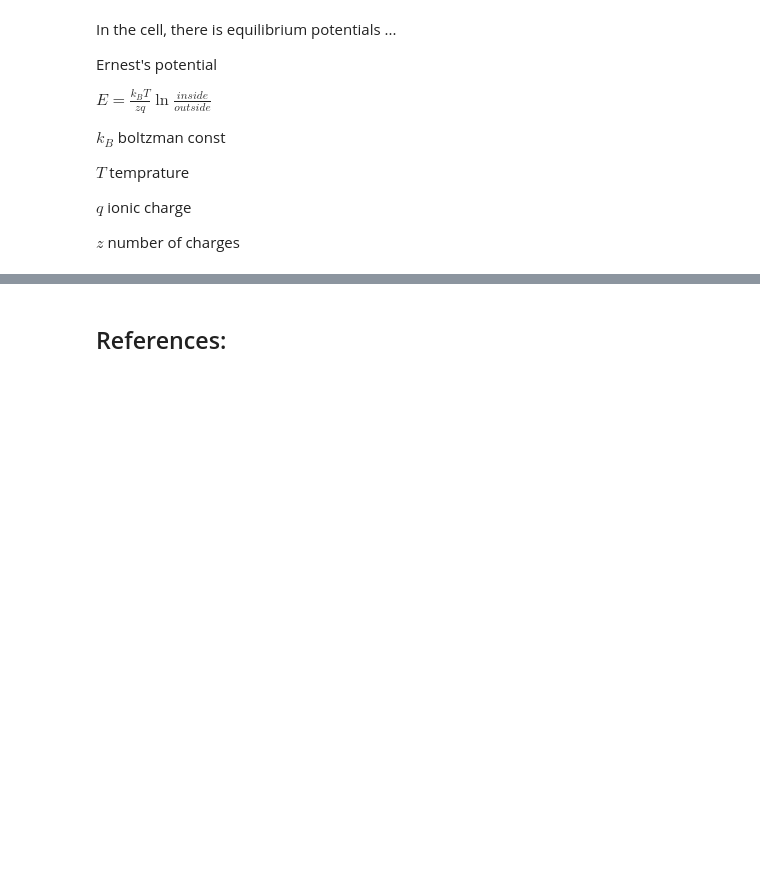
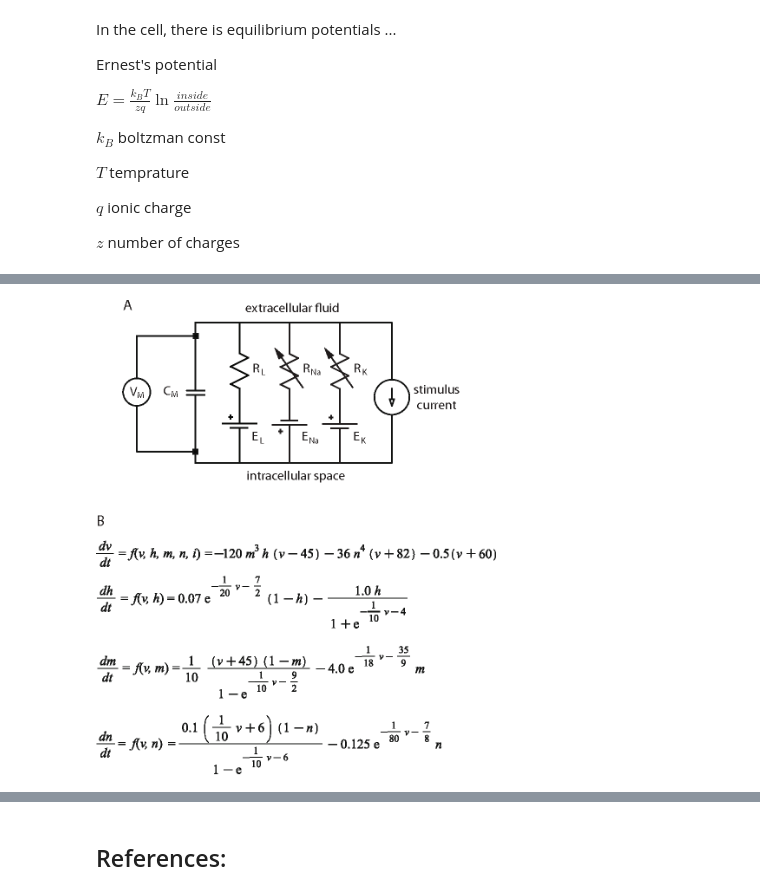
Before and after one commit to mhmdrdwn/com-neuro, a Jupyter notebook: week5.ipynb, the cells around one changed output, grey strips where cells are left out. Cells and saved outputs as stored; diff of their text form; code cells hidden in the pictures; blank space fills up the shorter version.

```diff
--- a/week5.ipynb
+++ b/week5.ipynb
@@ -66,0 +72,4 @@ ions channels: many types
+# %%
+Image(filename= "spike_neurons2.png", width=400)
+# %% [output]
+[figure, added]
```
Also changed, not shown: parts of 6 cells of this notebook.
